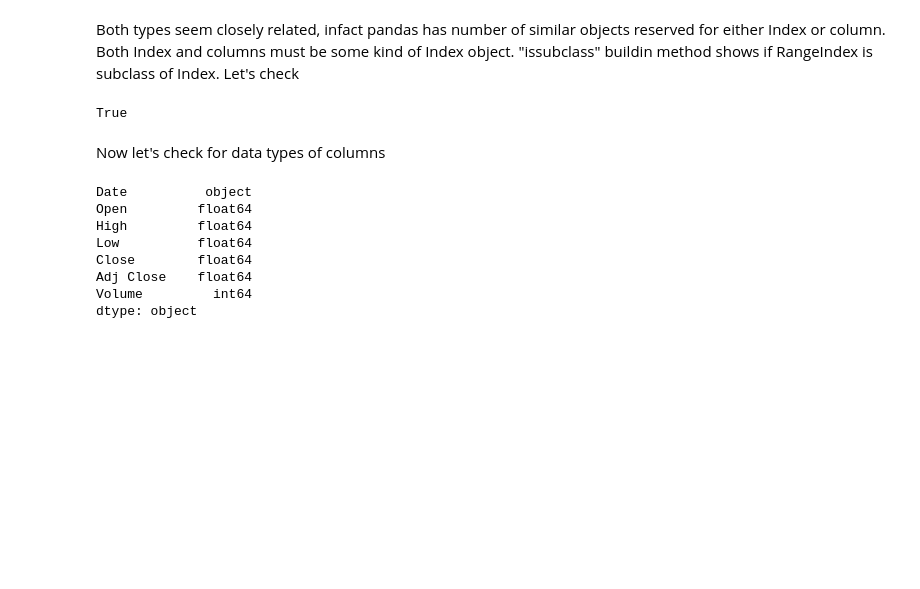
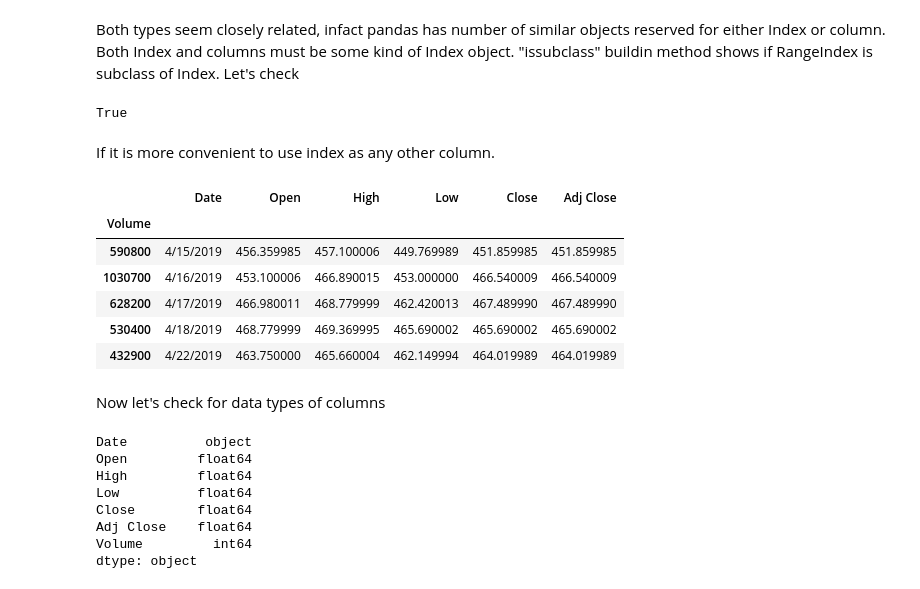
Before and after one commit to surjeet143/all_about_pandas, a Jupyter notebook: pandas_foundation/pandas_foundation_introduction.ipynb, the cells around one changed output. Drawn from its saved outputs; the diff is of its cells as text; code cells hidden in the pictures; blank space fills up the shorter version.

```diff
--- a/pandas_foundation/pandas_foundation_introduction.ipynb
+++ b/pandas_foundation/pandas_foundation_introduction.ipynb
@@ -83,6 +80,18 @@ Both types seem closely related, infact pandas has number of similar objects res
 print(issubclass(pd.RangeIndex, pd.Index))
 # %% [output]
 True
+# %% [markdown]
+If it is more convenient to use index as any other column.
+# %%
+data.set_index('Volume').head() # to set "Volume" as index.
+# %% [output]
+|  | Date | Open | High | Low | Close | Adj Close |
+| Volume |  |  |  |  |  |  |
+| 590800 | 4/15/2019 | 456.359985 | 457.100006 | 449.769989 | 451.859985 | 451.859985 |
+| 1030700 | 4/16/2019 | 453.100006 | 466.890015 | 453.000000 | 466.540009 | 466.540009 |
+| 628200 | 4/17/2019 | 466.980011 | 468.779999 | 462.420013 | 467.489990 | 467.489990 |
+| 530400 | 4/18/2019 | 468.779999 | 469.369995 | 465.690002 | 465.690002 | 465.690002 |
+| 432900 | 4/22/2019 | 463.750000 | 465.660004 | 462.149994 | 464.019989 | 464.019989 |
 # %% [markdown]
 Now let's check for data types of columns
 # %%
```
Also changed, not shown: parts of 31 cells of this notebook.
